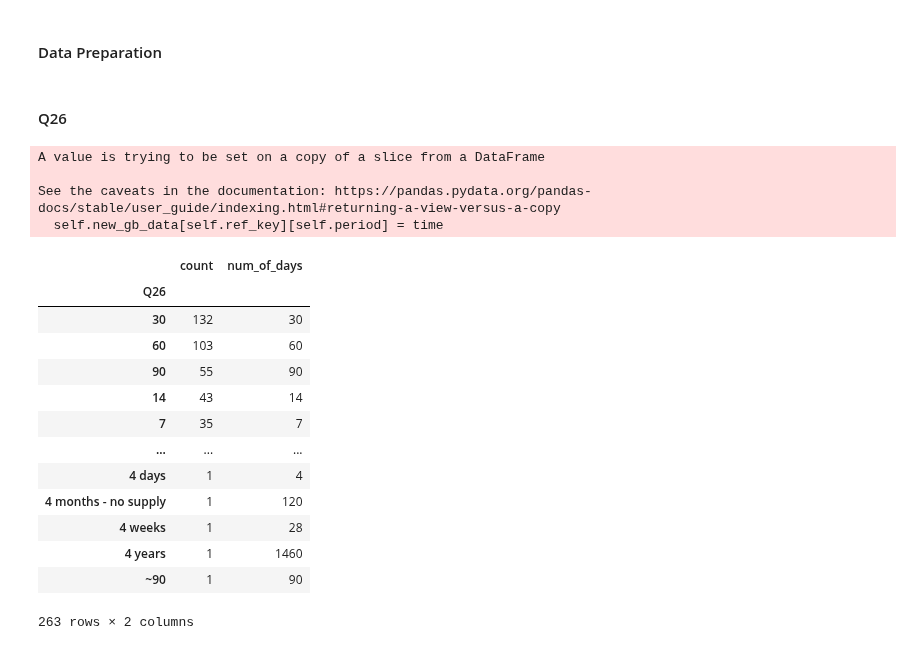
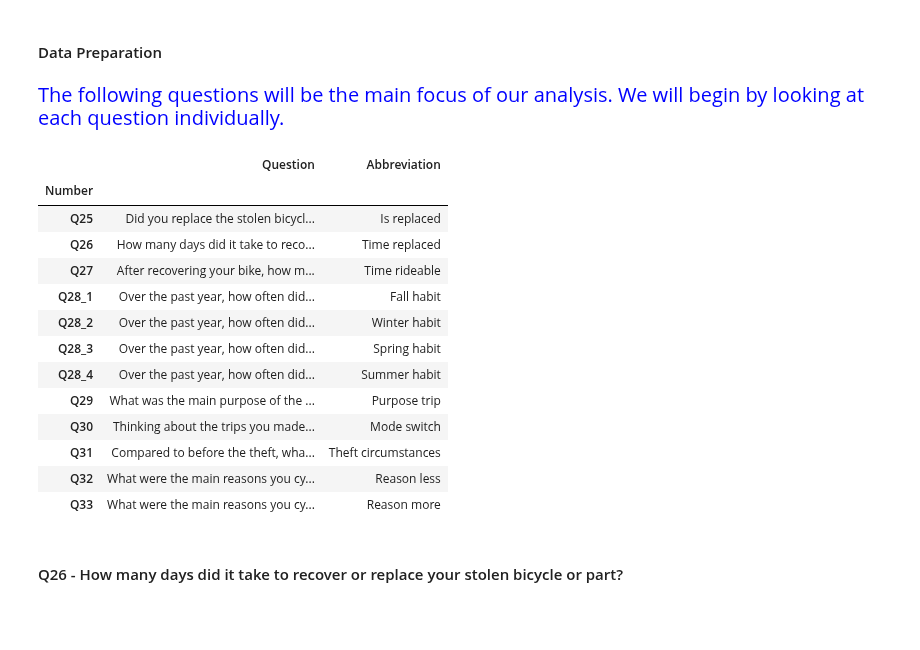
Before and after one commit to achic19/Biketheft, a Jupyter notebook: python/notebooks/paper_2_notebook/general analysis.ipynb, the cells around one changed output. Drawn from its saved outputs; the diff is of its cells as text; code cells hidden in the pictures; blank space fills up the shorter version.

Commit message:
analysis_univariate

```diff
--- a/python/notebooks/paper_2_notebook/general analysis.ipynb
+++ b/python/notebooks/paper_2_notebook/general analysis.ipynb
@@ -50,8 +57,32 @@ rel_questions_dic = dict(zip(questions_to_examine['Number'], questions_to_examin
 field_to_work_on = 'index'
 # %%
 special_questions = ['Q26', 'Q27', 'Q32', 'Q33']
-# %% [markdown]
-#### Q26
+# %%
+questions_to_examine_1  = questions_to_examine.set_index('Number')
+# %%
+html_table = questions_to_examine_1.to_html()
+text ="<span style='color:blue; font-size:20px'>The following questions will be the main focus of our analysis. We will begin by looking at each question individually.</span>"
+display(Markdown(text))
+# display_html(html_table, raw=True)
+questions_to_examine.set_index('Number')
+# %% [output]
+<span style='color:blue; font-size:20px'>The following questions will be the main focus of our analysis. We will begin by looking at each question individually.</span>
+|  | Question | Abbreviation |
+| Number |  |  |
+| Q25 | Did you replace the stolen bicycl... | Is replaced |
+| Q26 | How many days did it take to reco... | Time replaced |
+| Q27 | After recovering your bike, how m... | Time rideable |
+| Q28_1 | Over the past year, how often did... | Fall habit |
+| Q28_2 | Over the past year, how often did... | Winter habit |
+| Q28_3 | Over the past year, how often did... | Spring habit |
+| Q28_4 | Over the past year, how often did... | Summer habit |
+| Q29 | What was the main purpose of the ... | Purpose trip |
+| Q30 | Thinking about the trips you made... | Mode switch |
+| Q31 | Compared to before the theft, wha... | Theft circumstances |
+| Q32 | What were the main reasons you cy... | Reason less |
+| Q33 | What were the main reasons you cy... | Reason more |
+# %% [markdown]
+#### Q26 - How many days did it take to recover or replace your stolen bicycle or part?
 # %%
 data_general['Q26'] = data_general['Q26'].apply(lambda x: str(x).rstrip().lstrip())
 gb_data_0= data_general.groupby('Q26').count()[field_to_work_on].sort_values(ascending=False)
@@ -63,23 +94,3 @@ from qu_26_27 import InterpretTime
 time_q26 = InterpretTime(gb_data)
 for res in time_q26.new_gb_data.iterrows():
     time_q26.main_part(res)
-time_q26.new_gb_data
-# %% [output]
-A value is trying to be set on a copy of a slice from a DataFrame
-
-See the caveats in the documentation: https://pandas.pydata.org/pandas-docs/stable/user_guide/indexing.html#returning-a-view-versus-a-copy
-  self.new_gb_data[self.ref_key][self.period] = time
-|  | count | num_of_days |
-| Q26 |  |  |
-| 30 | 132 | 30 |
-| 60 | 103 | 60 |
-| 90 | 55 | 90 |
-| 14 | 43 | 14 |
-| 7 | 35 | 7 |
-| ... | ... | ... |
-| 4 days | 1 | 4 |
-| 4 months - no supply | 1 | 120 |
-| 4 weeks | 1 | 28 |
-| 4 years | 1 | 1460 |
-| ~90 | 1 | 90 |
-263 rows × 2 columns
```
Also changed, not shown: parts of 21 cells of this notebook, 1 other file.
